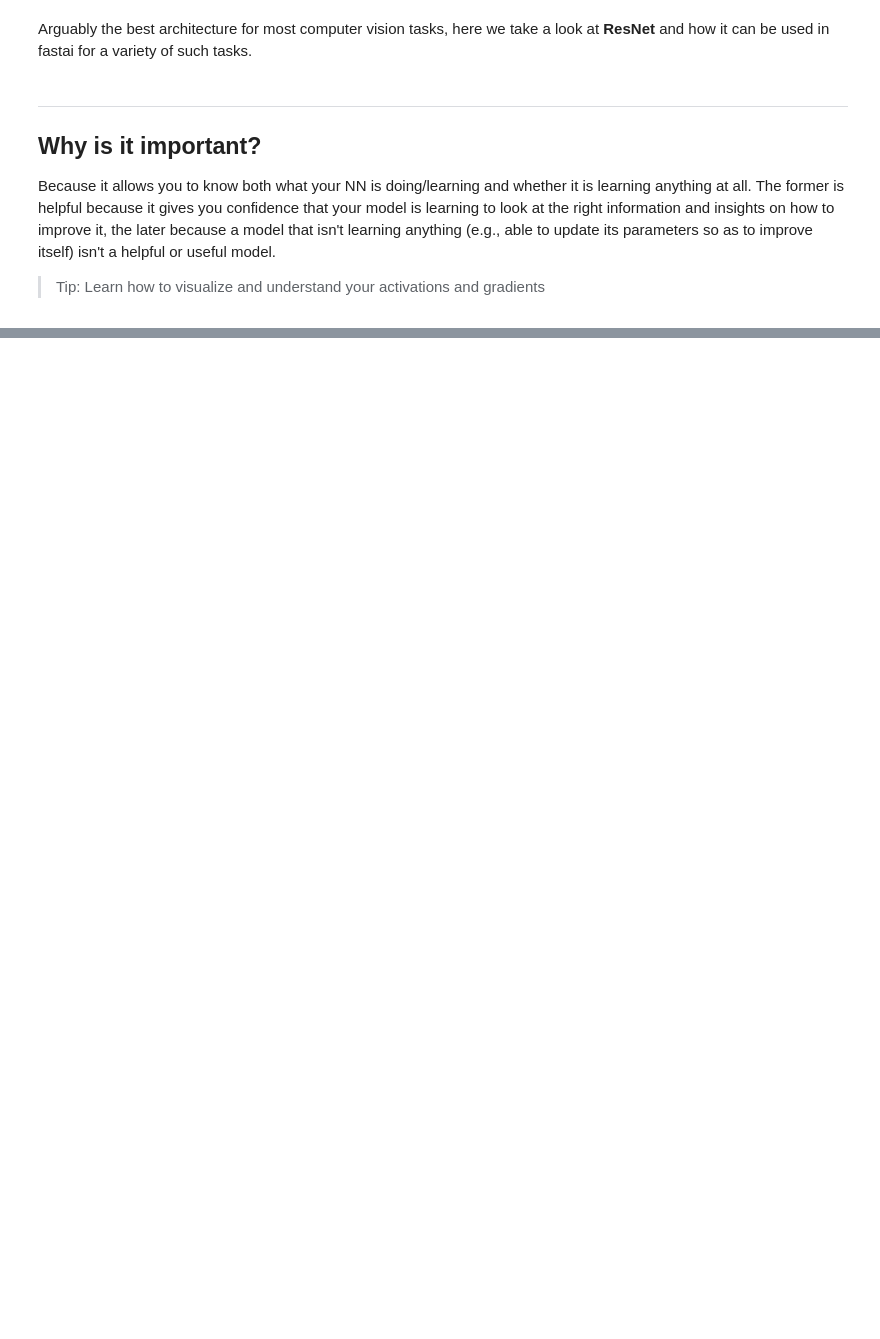
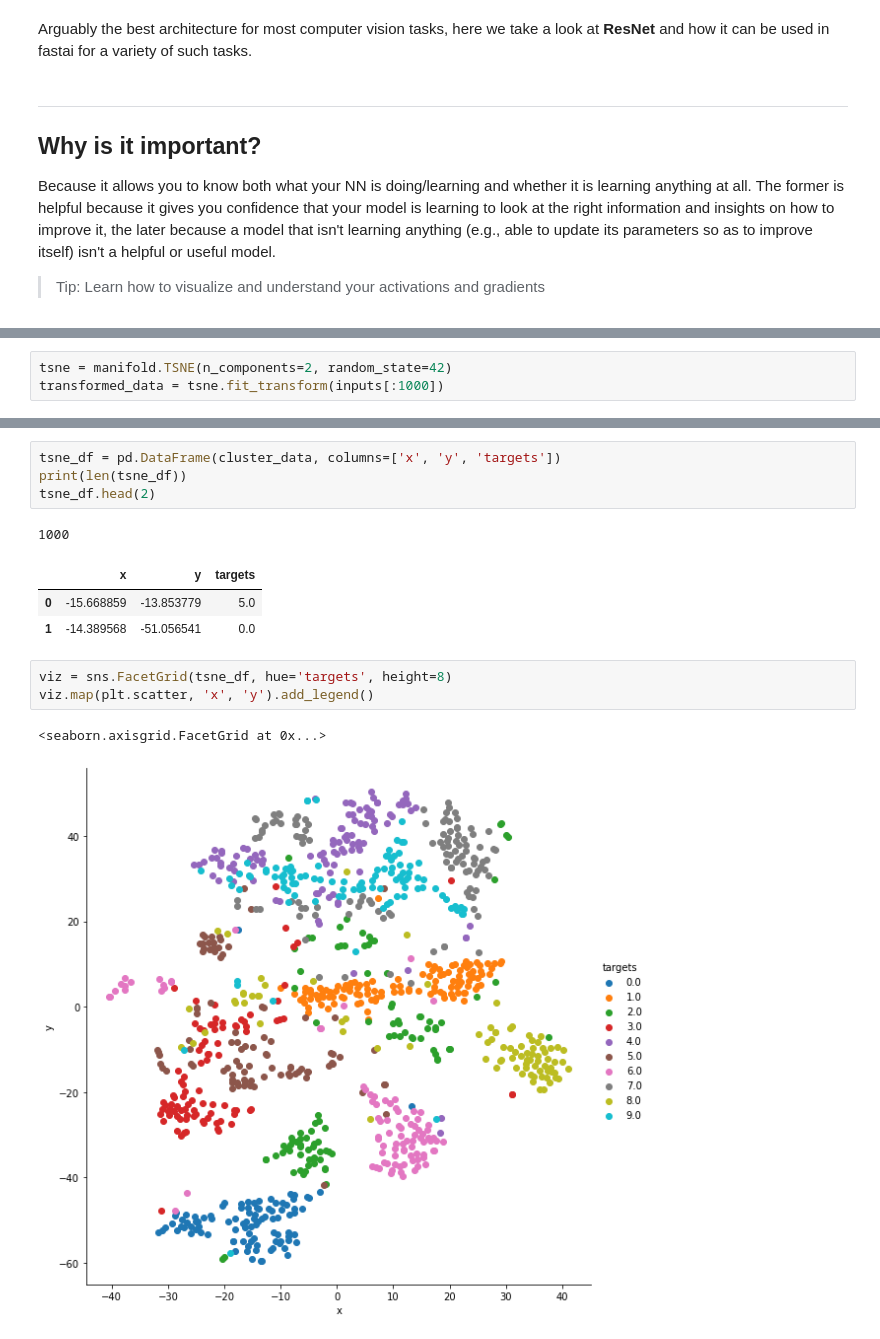
Before and after one commit to ohmeow/ohmeow_website, a Jupyter notebook: _notebooks/2021-11-10-how-to-visualize-what-a-nn-is-learning.ipynb, the cells around one changed output, grey strips where cells are left out. Cells and saved outputs as stored; diff of their text form; blank space fills up the shorter version.

```diff
--- a/_notebooks/2021-11-10-how-to-visualize-what-a-nn-is-learning.ipynb
+++ b/_notebooks/2021-11-10-how-to-visualize-what-a-nn-is-learning.ipynb
@@ -38,0 +74,3 @@ The top of this image is a visualization of the weights (what the model is learn
+# %%
+tsne = manifold.TSNE(n_components=2, random_state=42)
+transformed_data = tsne.fit_transform(inputs[:1000])
@@ -39,3 +82,18 @@ The top of this image is a visualization of the weights (what the model is learn
+# %%
+tsne_df = pd.DataFrame(cluster_data, columns=['x', 'y', 'targets'])
+print(len(tsne_df))
+tsne_df.head(2)
+# %% [output]
+1000
+|  | x | y | targets |
+| 0 | -15.668859 | -13.853779 | 5.0 |
+| 1 | -14.389568 | -51.056541 | 0.0 |
+# %%
+viz = sns.FacetGrid(tsne_df, hue='targets', height=8)
+viz.map(plt.scatter, 'x', 'y').add_legend()
+# %% [output]
+<seaborn.axisgrid.FacetGrid at 0x...>
+[figure, added]
 # %% [markdown]
 ---
 {{ '"Chaper 1: Your Deep Learning Journey". In *[The Fastbook](https://www.amazon.com/Deep-Learning-Coders-fastai-PyTorch/dp/1492045527)* pp.33-36 provides several visualizations of what the parameters and activations look like at different layers in a CNN.' | fndetail: 1 }}
```
Also changed, not shown: parts of 9 cells of this notebook.
